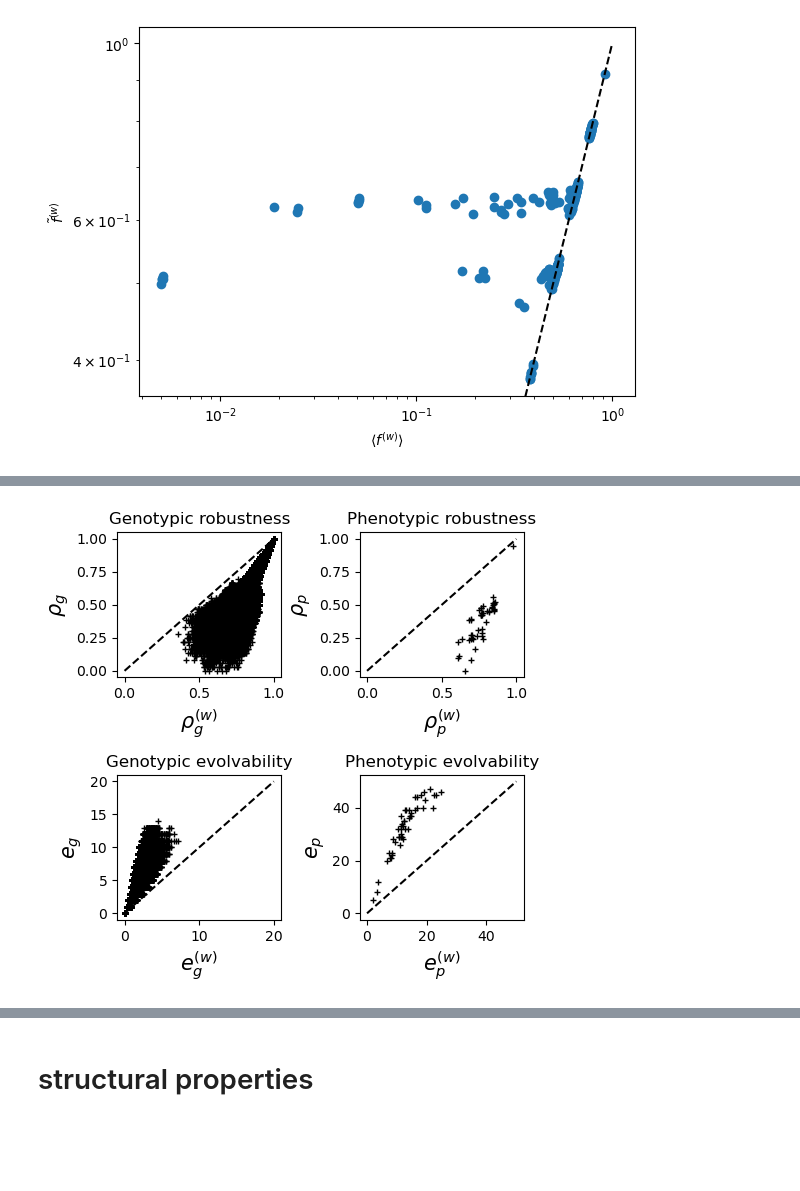
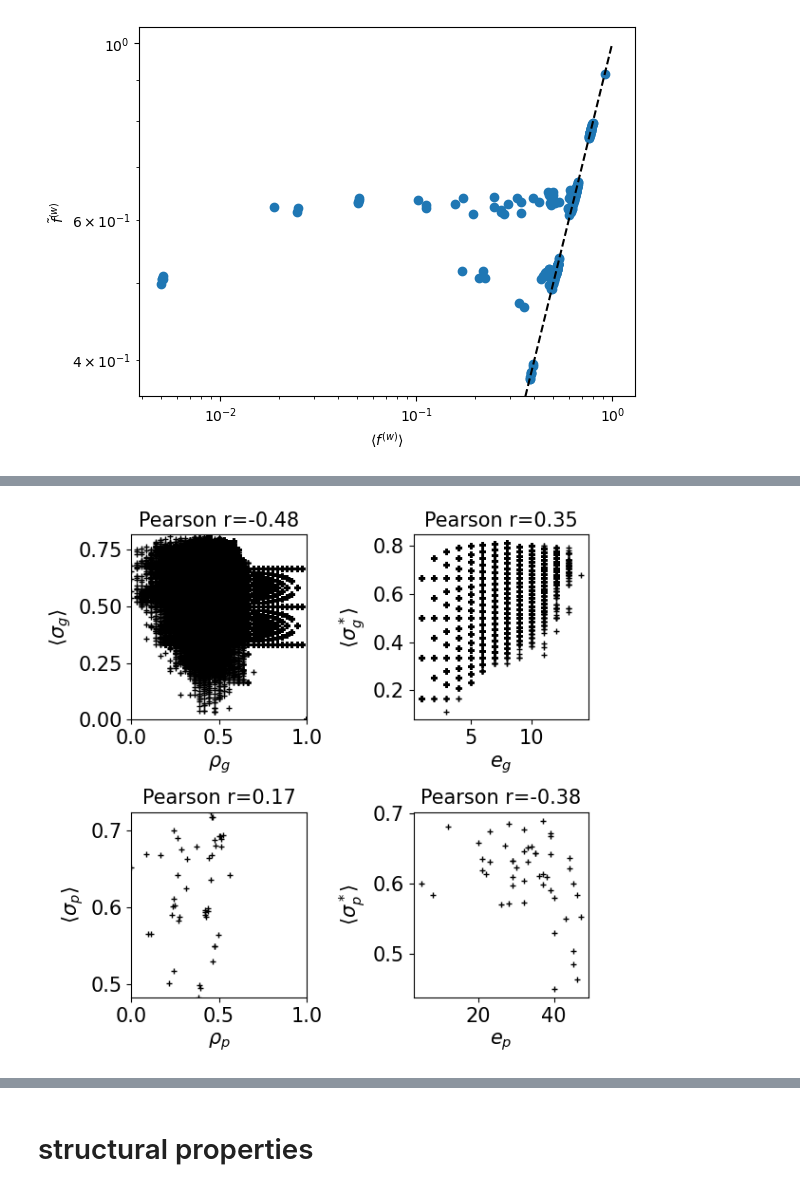
Before and after one commit to paulagrcg/phenodistance, a Jupyter notebook: plots/plotsquantities.ipynb, the cells around one changed output, grey strips where cells are left out. Saved outputs shown, nothing was run; the diff lists cells and outputs as text; code cells hidden in the pictures; blank space fills up the shorter version.

Commit message:
plots

```diff
--- a/plots/plotsquantities.ipynb
+++ b/plots/plotsquantities.ipynb
@@ -244,14 +228,0 @@ with open('../data/rhopD.pkl', 'wb') as f:
-# %%
-evgD = evolvabilitygD(DGPmap)
-#evpD = evolvabilitypD(DGPmap)
-# %%
-with open("../data/evgD.pkl","wb") as f:
-    pickle.dump(evgD,f)
-# %%
-with open("../data/evpD.pkl","wb") as f:
-    pickle.dump(evpD,f)
-# %%
-with open("../data/rhogD.pkl","wb") as f:
-    pickle.dump(rhogD,f)
-with open("../data/rhopD.pkl","wb") as f:
-    pickle.dump(rhopD,f)
@@ -316,57 +349,50 @@ plt.savefig('../plots/robustness_evolvability.pdf',bbox_inches='tight')
 # %%
-import numpy as np
 from matplotlib import pyplot as plt
 from matplotlib.gridspec import GridSpec
 
-fig = plt.figure(figsize=(5, 5))  # Adjusted height for better spacing
+fig = plt.figure(figsize=(6, 6))
 gs = GridSpec(2, 2, figure=fig)
 
-# Subplot 1: Genotypic robustness
+# Plot 1: Genotypic (x: rhogD, y: simrhog)
 ax1 = fig.add_subplot(gs[0, 0])
-sorted_keys = sorted(rhogDPD.keys())
-aligned_rhogDPD_values = [rhogDPD[key] for key in sorted_keys]
-aligned_rhogD_values = [rhogD[key] for key in sorted_keys]
-ax1.plot(aligned_rhogDPD_values, aligned_rhogD_values, '+', color='black', markersize=5)
-ax1.set_title('Genotypic robustness')
-ax1.set_xlabel(r'$\rho_g^{(w)}$', fontsize=15)
-ax1.set_ylabel(r'$\rho_g$', fontsize=15)
-ax1.plot([0, 1], [0, 1], 'k--')
+ax1.plot(list(rhogD.values()), simrhog, '+', color='black', markersize=5)
+corr_rhog = pearsonr(list(rhogD.values()), simrhog)[0]
+ax1.set_title(f'Pearson r={corr_rhog:.2f}', fontsize=15)
+ax1.set_xlabel(r'$\rho_g$', fontsize=15)
+ax1.set_ylabel(r'$\langle \sigma_g \rangle$', fontsize=15)
+ax1.set_xlim(0, 1)
+ax1.set_ylim(min(simrhog), max(simrhog))
+ax1.tick_params(axis='both', labelsize=15)
 
-# Subplot 2: Phenotypic robustness
+# Plot 2: Genotypic (x: evg, y: simevg)
 ax2 = fig.add_subplot(gs[0, 1])
-sorted_keys = sorted(rhopDPD.keys())
-aligned_rhopDPD_values = [rhopDPD[key] for key in sorted_keys]
-aligned_rhopD_values = [rhopD[key] for key in sorted_keys]
-ax2.plot(aligned_rhopDPD_values, aligned_rhopD_values, '+', color='black', markersize=5)
-ax2.set_title('Phenotypic robustness')
-ax2.set_xlabel(r'$\rho_p^{(w)}$', fontsize=15)
-ax2.set_ylabel(r'$\rho_p$', fontsize=15)
-ax2.plot([0, 1], [0, 1], 'k--')
+corr_evg = pearsonr(evgDcompare, simevg)[0]
+ax2.set_title(f'Pearson r={corr_evg:.2f}', fontsize=15)
+ax2.plot(evgDcompare, simevg, '+', color='black', markersize=5)
+ax2.set_xlabel(r'$e_g$', fontsize=15)
+ax2.set_ylabel(r'$\langle \sigma_g^* \rangle$', fontsize=15)
+ax2.tick_params(axis='both', labelsize=15)
 
-# Subplot 3: Genotypic evolvability
+# Plot 3: Phenotypic (x: rhopD, y: simrhop)
 ax3 = fig.add_subplot(gs[1, 0])
-sorted_keys = sorted(evgDPD.keys())
-aligned_evgDPD_values = [evgDPD[key] for key in sorted_keys]
-aligned_evgD_values = [evgD[key] for key in sorted_keys]
-ax3.plot(aligned_evgDPD_values, aligned_evgD_values, '+', color='black', markersize=5)
-ax3.set_title('Genotypic evolvability')
-ax3.set_xlabel(r'$e_g^{(w)}$', fontsize=15)
-ax3.set_ylabel(r'$e_g$', fontsize=15)
-ax3.plot([0, 20], [0, 20], 'k--')
+ax3.plot(rhopcompare, simrhop, '+', color='black', markersize=5)
+corr_rhop = pearsonr(rhopcompare, simrhop)[0]
+ax3.set_title(f'Pearson r={corr_rhop:.2f}', fontsize=15)
+ax3.set_xlabel(r'$\rho_p$', fontsize=15)
+ax3.set_ylabel(r'$\langle \sigma_p \rangle$', fontsize=15)
+ax3.set_xlim(0, 1)
+ax3.set_ylim(min(simrhop), max(simrhop))
+ax3.tick_params(axis='both', labelsize=15)
 
-# Subplot 4: Phenotypic evolvability
+# Plot 4: Phenotypic (x: simrhop, y: simevp)
 ax4 = fig.add_subplot(gs[1, 1])
-sorted_keys = sorted(evpDPD.keys())
-aligned_evpDPD_values = [evpDPD[key] for key in sorted_keys]
-aligned_evpD_values = [evpD[key] for key in sorted_keys]
-ax4.plot(aligned_evpDPD_values, aligned_evpD_values, '+', color='black', markersize=5)
-ax4.set_title('Phenotypic evolvability')
-ax4.set_xlabel(r'$e_p^{(w)}$', fontsize=15)
-ax4.set_ylabel(r'$e_p$', fontsize=15)
-ax4.plot([0, 50], [0,50], 'k--')
+ax4.plot(evpDcompare, simevp, '+', color='black', markersize=5)
+corr_evp = pearsonr(evpDcompare, simevp)[0]
+ax4.set_title(f'Pearson r={corr_evp:.2f}', fontsize=15)
+ax4.set_xlabel(r'$e_p$', fontsize=15)
+ax4.set_ylabel(r'$\langle \sigma_p^* \rangle$', fontsize=15)
+ax4.tick_params(axis='both', labelsize=15)
 
-# Adjust layout
 plt.tight_layout()
-plt.savefig('../plots/robustness_evolvability.pdf',bbox_inches='tight')
-#pickle.dump(fig,open('../plots/quant.pkl','wb'))
+plt.savefig('../plots/robustness_evolvability_sim.png', bbox_inches='tight', dpi=300)
 # %% [output]
@@ -374 +399 @@ OSError: [Errno 28] No space left on device
-[figure, old version]
+[figure, new version]
```
Also changed, not shown: parts of 14 cells of this notebook, 11 other files.
